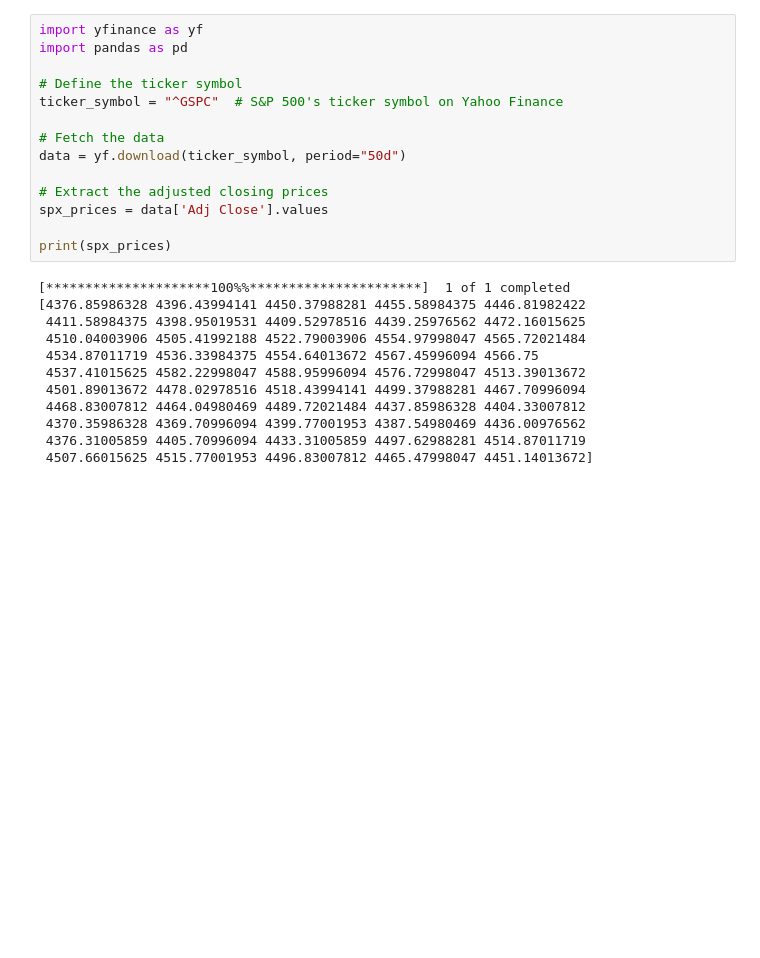
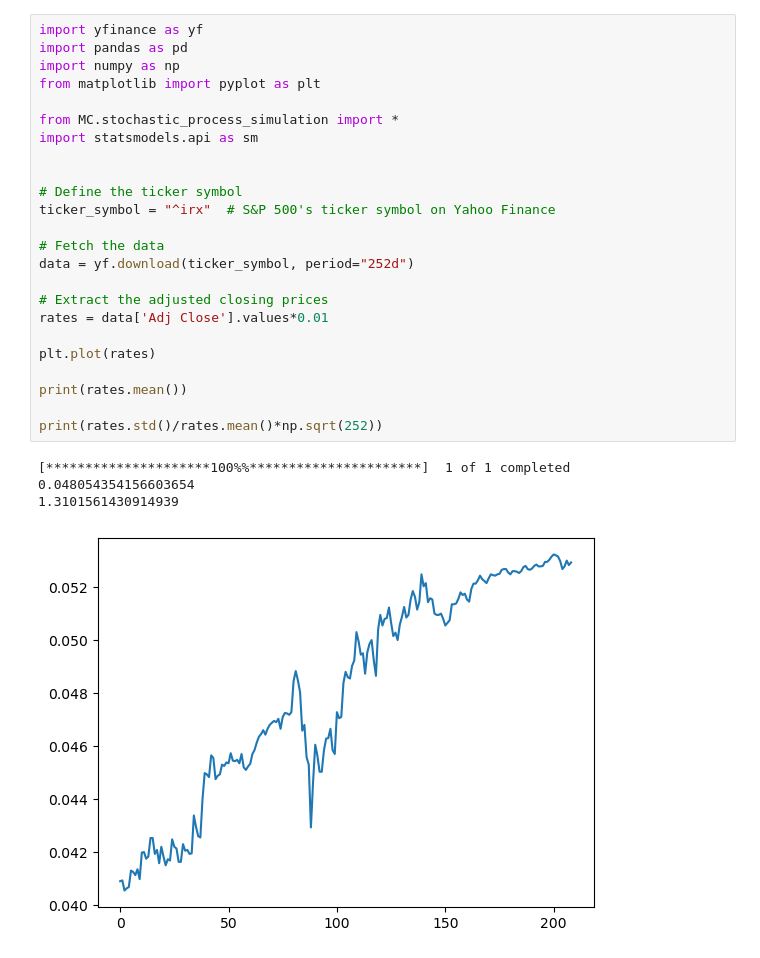
Before and after one commit to Bruce1102/Exotic-Options-Pricing, a Jupyter notebook: stochastic_process_mle.ipynb, the cells around one changed output. Cells and saved outputs as stored; diff of their text form; blank space fills up the shorter version.

```diff
--- a/stochastic_process_mle.ipynb
+++ b/stochastic_process_mle.ipynb
@@ -1,26 +1,29 @@
 # %%
 import yfinance as yf
 import pandas as pd
+import numpy as np
+from matplotlib import pyplot as plt
+
+from MC.stochastic_process_simulation import *
+import statsmodels.api as sm
+
 
 # Define the ticker symbol
-ticker_symbol = "^GSPC"  # S&P 500's ticker symbol on Yahoo Finance
+ticker_symbol = "^irx"  # S&P 500's ticker symbol on Yahoo Finance
 
 # Fetch the data
-data = yf.download(ticker_symbol, period="50d")
+data = yf.download(ticker_symbol, period="252d")
 
 # Extract the adjusted closing prices
-spx_prices = data['Adj Close'].values
+rates = data['Adj Close'].values*0.01
 
-print(spx_prices)
+plt.plot(rates)
+
+print(rates.mean())
+
+print(rates.std()/rates.mean()*np.sqrt(252))
 # %% [output]
 [*********************100%%**********************]  1 of 1 completed
-[4376.85986328 4396.43994141 4450.37988281 4455.58984375 4446.81982422
- 4411.58984375 4398.95019531 4409.52978516 4439.25976562 4472.16015625
- 4510.04003906 4505.41992188 4522.79003906 4554.97998047 4565.72021484
- 4534.87011719 4536.33984375 4554.64013672 4567.45996094 4566.75
- 4537.41015625 4582.22998047 4588.95996094 4576.72998047 4513.39013672
- 4501.89013672 4478.02978516 4518.43994141 4499.37988281 4467.70996094
- 4468.83007812 4464.04980469 4489.72021484 4437.85986328 4404.33007812
- 4370.35986328 4369.70996094 4399.77001953 4387.54980469 4436.00976562
- 4376.31005859 4405.70996094 4433.31005859 4497.62988281 4514.87011719
- 4507.66015625 4515.77001953 4496.83007812 4465.47998047 4451.14013672]
+0.048054354156603654
+1.3101561430914939
+[figure, added]
```
Also changed, not shown: parts of 5 cells of this notebook, 3 other files.
